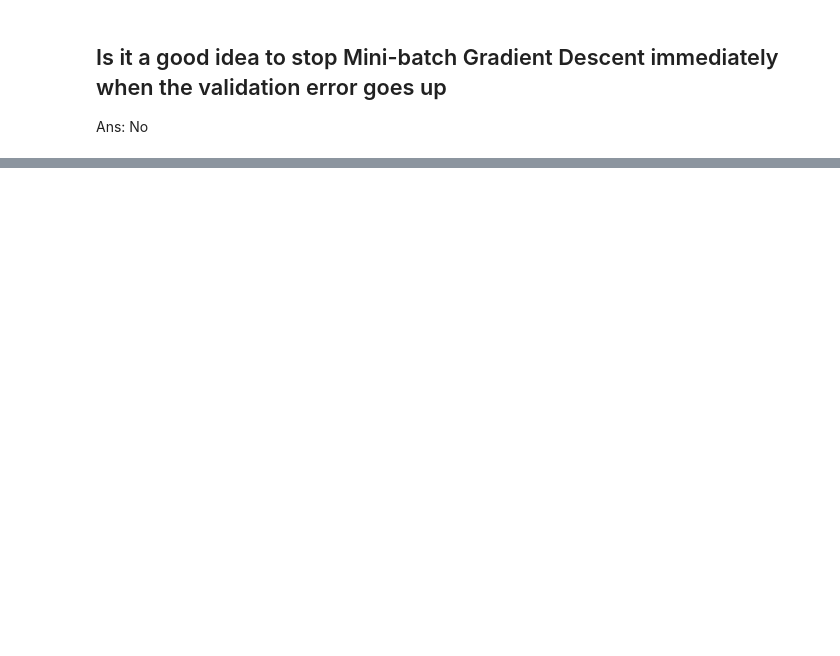
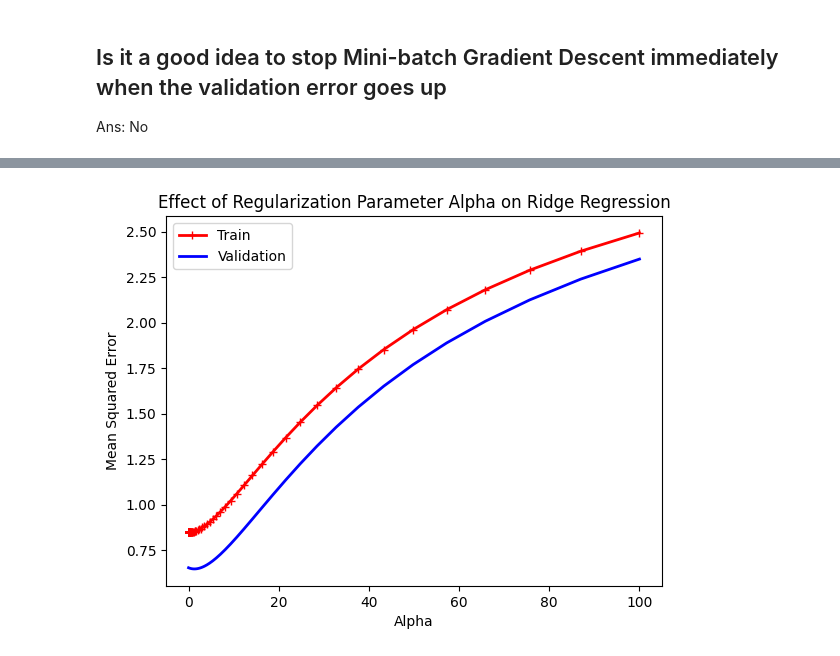
Before and after one commit to OkeyAmy/ML-100-days-of-code, a Jupyter notebook: Chapter 4 Excercise.ipynb, the cells around one changed output, grey strips where cells are left out. Cells and saved outputs as stored; diff of their text form; code cells hidden in the pictures; blank space fills up the shorter version.

```diff
--- a/Chapter 4 Excercise.ipynb
+++ b/Chapter 4 Excercise.ipynb
@@ -32,0 +169,41 @@ Ans: It is likely overfitting. We should train it with more data. Regularized th
+# %%
+import numpy as np
+import matplotlib.pyplot as plt
+from sklearn.linear_model import Ridge
+from sklearn.metrics import mean_squared_error
+from sklearn.model_selection import train_test_split
+
+# Generate synthetic data
+np.random.seed(42)
+X = 2 * np.random.rand(100, 1)
+y = 4 + 3 * X + np.random.randn(100, 1)
+
+# Split data into training and validation sets
+X_train, X_val, y_train, y_val = train_test_split(X, y, test_size=0.2, random_state=42)
+
+# Function to plot errors for different values of alpha
+def plot_ridge_errors(alphas, X_train, y_train, X_val, y_val):
+    train_errors, val_errors = [], []
+    for alpha in alphas:
+        ridge_reg = Ridge(alpha=alpha)
+        ridge_reg.fit(X_train, y_train)
+        y_train_predict = ridge_reg.predict(X_train)
+        y_val_predict = ridge_reg.predict(X_val)
+        train_errors.append(mean_squared_error(y_train, y_train_predict))
+        val_errors.append(mean_squared_error(y_val, y_val_predict))
+
+    plt.plot(alphas, train_errors, "r-+", linewidth=2, label="Train")
+    plt.plot(alphas, val_errors, "b-", linewidth=2, label="Validation")
+    plt.xlabel("Alpha")
+    plt.ylabel("Mean Squared Error")
+    plt.legend()
+    plt.title("Effect of Regularization Parameter Alpha on Ridge Regression")
+    plt.show()
+
+# Range of alpha values
+alphas = np.logspace(-4, 2, 100)
+
+# Plot the training and validation errors for different alphas
+plot_ridge_errors(alphas, X_train, y_train, X_val, y_val)
+# %% [output]
+[figure, added]
```
Also changed, not shown: parts of 18 cells of this notebook, 1 other file.
